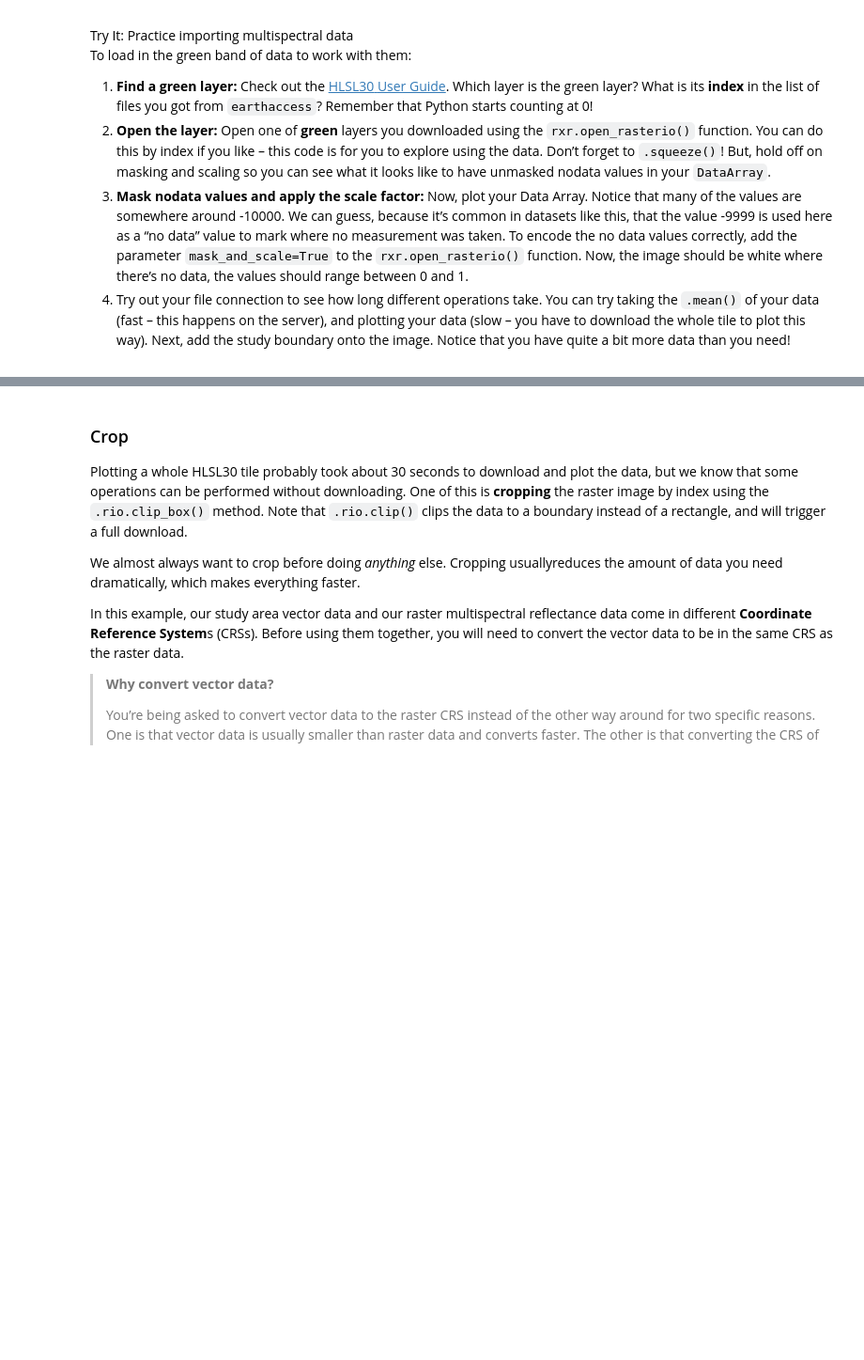
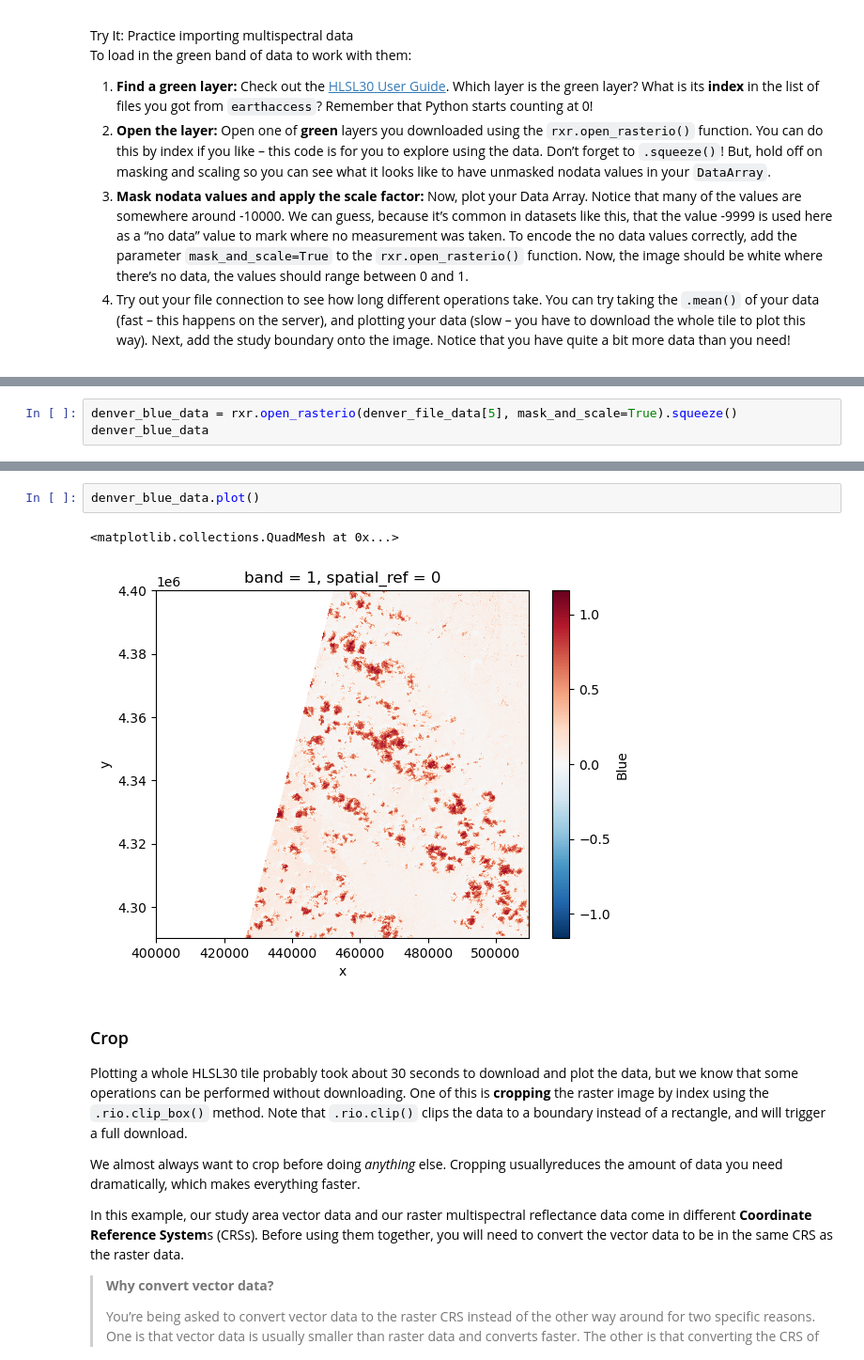
Before and after one commit to earthlab-education/fundamentals-04-redlining-gpb3037, a Jupyter notebook: notebooks/redlining-91-download-earthaccess.ipynb, the cells around one changed output, grey strips where cells are left out. Shown: that part at 94% size. Drawn from its saved outputs; the diff is of its cells as text; blank space fills up the shorter version.

```diff
--- a/notebooks/redlining-91-download-earthaccess.ipynb
+++ b/notebooks/redlining-91-download-earthaccess.ipynb
@@ -193,0 +265,3 @@ need!</li>
+# %%
+denver_blue_data = rxr.open_rasterio(denver_file_data[5], mask_and_scale=True).squeeze()
+denver_blue_data
@@ -194,3 +286,8 @@ need!</li>
+# %%
+denver_blue_data.plot()
+# %% [output]
+<matplotlib.collections.QuadMesh at 0x...>
+[figure, added]
 # %% [markdown]
 ### Crop
 
```
Also changed, not shown: parts of 15 cells of this notebook.
